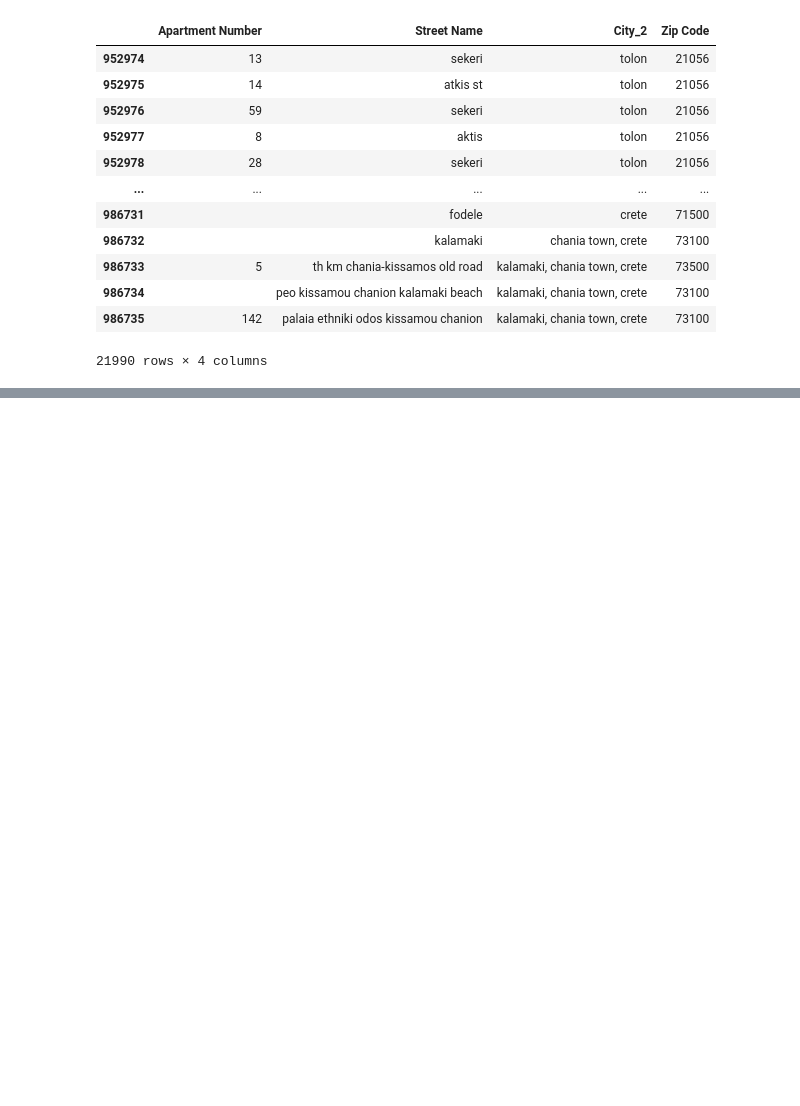
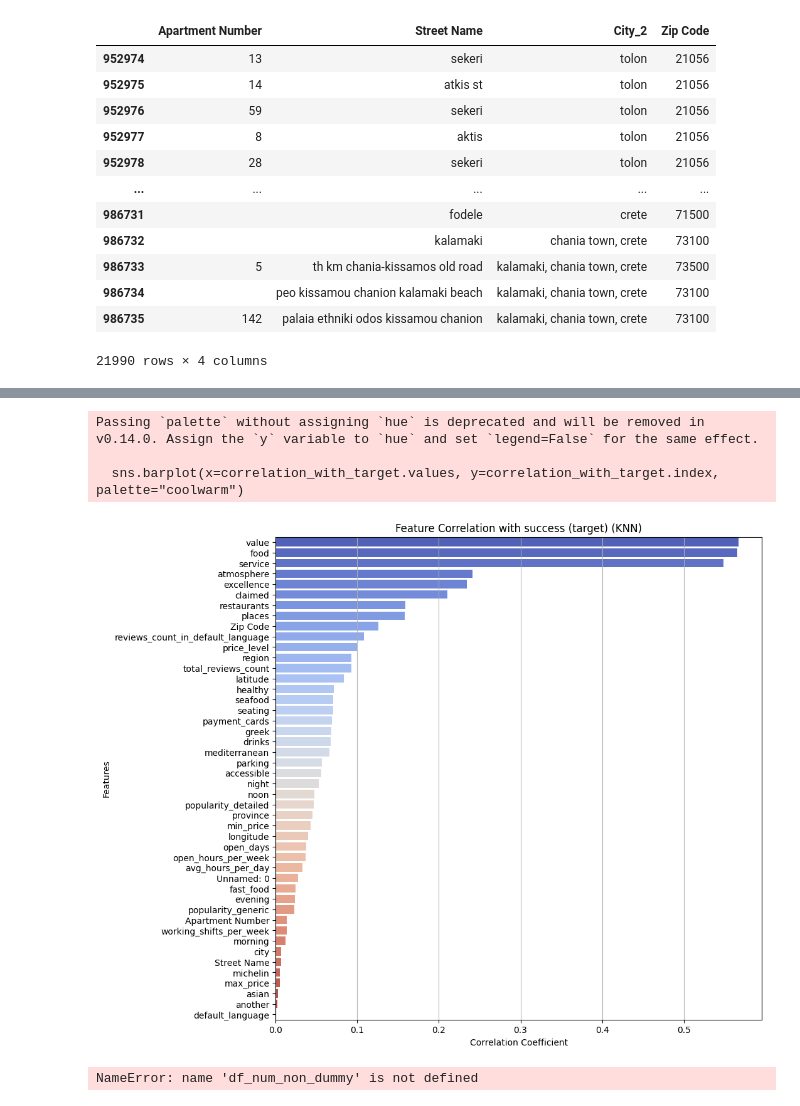
Before and after one commit to yeshurunlevi/popularity-of-restaurants-in-Greece, a Jupyter notebook: popularity_of_restaurants_in_Greece.ipynb, the cells around one changed output, grey strips where cells are left out. Saved outputs shown, nothing was run; the diff lists cells and outputs as text; code cells hidden in the pictures; blank space fills up the shorter version.

```diff
--- a/popularity_of_restaurants_in_Greece.ipynb
+++ b/popularity_of_restaurants_in_Greece.ipynb
@@ -287,5 +339,6 @@ for term in valid_terms.keys():
 # %%
 #to drop
 droping = ['restaurant_link', 'original_location','country', 'restaurant_link', 'awards', 'vegetarian_friendly', 'vegan_options', 'gluten_free', 'top_tags', 'meals'
-, 'cuisines', 'special_diets', 'features', 'keywords', 'price_range', 'address', 'City_2']
+, 'cuisines', 'special_diets', 'features', 'keywords', 'price_range', 'address', 'City_2', 'to_new_data', 'avg_rating'
+ ,'open_days_per_week', 'original_open_hours', 'restaurant_name', 'excellent', 'very_good', 'average', 'poor','terrible', ]
 df2 = df2.drop(columns=droping, axis=1)
@@ -296,0 +407,19 @@ drive.mount('/content/drive')
+# %%
+from sklearn.impute import KNNImputer
+
+# Define the imputer (K=5 is usually good)
+knn_imputer = KNNImputer(n_neighbors=10)
+
+# Apply imputation
+df4 = pd.DataFrame(knn_imputer.fit_transform(df3), columns=df3.columns)
+
+# Ensure binary columns remain binary
+binary_cols = df3.columns[df3.nunique() == 2]
+df4[binary_cols] = df4[binary_cols].round().astype(int)
+# %%
+# Ensure 1-5 and half will remaine
+def round_to_half(n):
+    return round(n * 2) / 2
+round_cols = ['food', 'service', 'value', 'atmosphere']
+for col in round_cols:
+    df4[col] = [round_to_half(i) for i in df4[col]]
@@ -296,0 +454,50 @@ drive.mount('/content/drive')
+# %%
+# Sample 10,000 random rows
+#df_sampled = df3.sample(n=15_000, random_state=42)
+
+# Define target column name (change this to your actual target column)
+target_column = "success (target)"
+
+# Compute correlation of all features with the target
+correlation_with_target = df4.corr()[target_column].drop(target_column)  # Exclude self-correlation
+
+# Sort correlations by absolute value (optional, for better visualization)
+correlation_with_target = correlation_with_target.abs().sort_values(ascending=False)
+
+# Plot the correlations
+plt.figure(figsize=(10, 10))
+sns.barplot(x=correlation_with_target.values, y=correlation_with_target.index, palette="coolwarm")
+plt.xlabel("Correlation Coefficient")
+plt.ylabel("Features")
+plt.title(f"Feature Correlation with {target_column} (KNN)")
+plt.grid(axis="x")
+
+# Show the plot
+plt.show()
+# %% [output]
+Passing `palette` without assigning `hue` is deprecated and will be removed in v0.14.0. Assign the `y` variable to `hue` and set `legend=False` for the same effect.
+
+  sns.barplot(x=correlation_with_target.values, y=correlation_with_target.index, palette="coolwarm")
+[figure, added]
+# %%
+def outliers_df(df):
+    total_outliers = pd.DataFrame(columns={'Outlier count','Percent'})
+    for col in df:
+        if col != 'target value':
+            temp = pd.DataFrame(df[col], columns={col})
+            Q1 = df[col].quantile(0.25)
+            Q3 = df[col].quantile(0.75)
+            upper_limit = Q1 + 1.5 * (Q3-Q1)
+            lower_limit = Q3 - 1.5 * (Q3-Q1)
+            upper_outliers = temp[temp[col] > upper_limit]
+            lower_outliers = temp[temp[col] < lower_limit]
+            temp = upper_outliers.append(lower_outliers)
+            b = "{}".format(col)
+            num = len(temp)
+            total_outliers.loc[b] = [num, num/len(df)*100]
+    return total_outliers[total_outliers['Percent']>0]
+
+outliers_df = outliers_df(df_num_non_dummy).sort_values('Percent', ascending=False)
+outliers_df
+# %% [output]
+NameError: name 'df_num_non_dummy' is not defined
```
Also changed, not shown: parts of 25 cells of this notebook.
